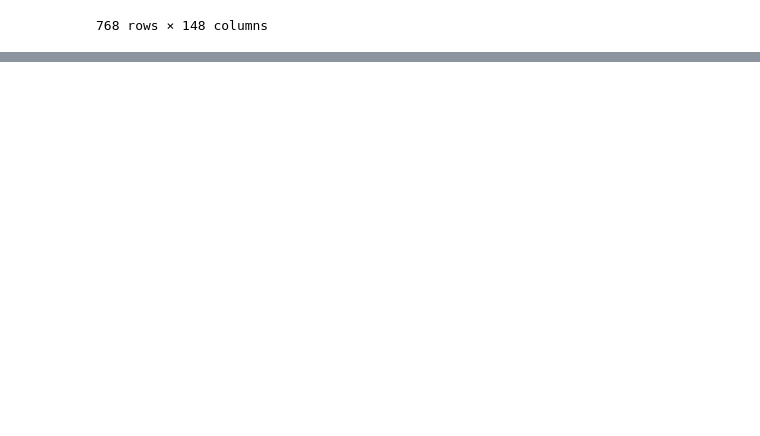
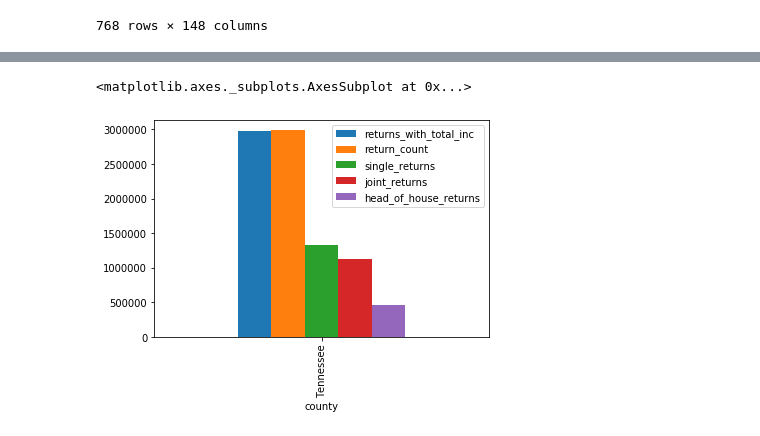
Before and after one commit to vngwa/data-science-essentials-3, a Jupyter notebook: notebooks/Week_1.ipynb, the cells around one changed output, grey strips where cells are left out. Cells and saved outputs as stored; diff of their text form; code cells hidden in the pictures; blank space fills up the shorter version.

```diff
--- a/notebooks/Week_1.ipynb
+++ b/notebooks/Week_1.ipynb
@@ -373,0 +415,3 @@ df = TN_INCOME.groupby('county', sort = True)[['return_count']].sum().reset_inde
+# %%
+TN_INCOME_df = TN_INCOME[TN_INCOME['county'] == "Tennessee"]
+TN_INCOME_df
@@ -373,0 +429,3 @@ df = TN_INCOME.groupby('county', sort = True)[['return_count']].sum().reset_inde
+# %%
+df= TN_INCOME_df. groupby('county').sum()
+df
@@ -373,0 +441,6 @@ df = TN_INCOME.groupby('county', sort = True)[['return_count']].sum().reset_inde
+# %%
+df_getitem=df[['returns_with_total_inc','return_count', 'single_returns', 'joint_returns', 'head_of_house_returns']]
+df_getitem.plot.bar()
+# %% [output]
+<matplotlib.axes._subplots.AxesSubplot at 0x...>
+[figure, added]
```
Also changed, not shown: parts of 24 cells of this notebook.
